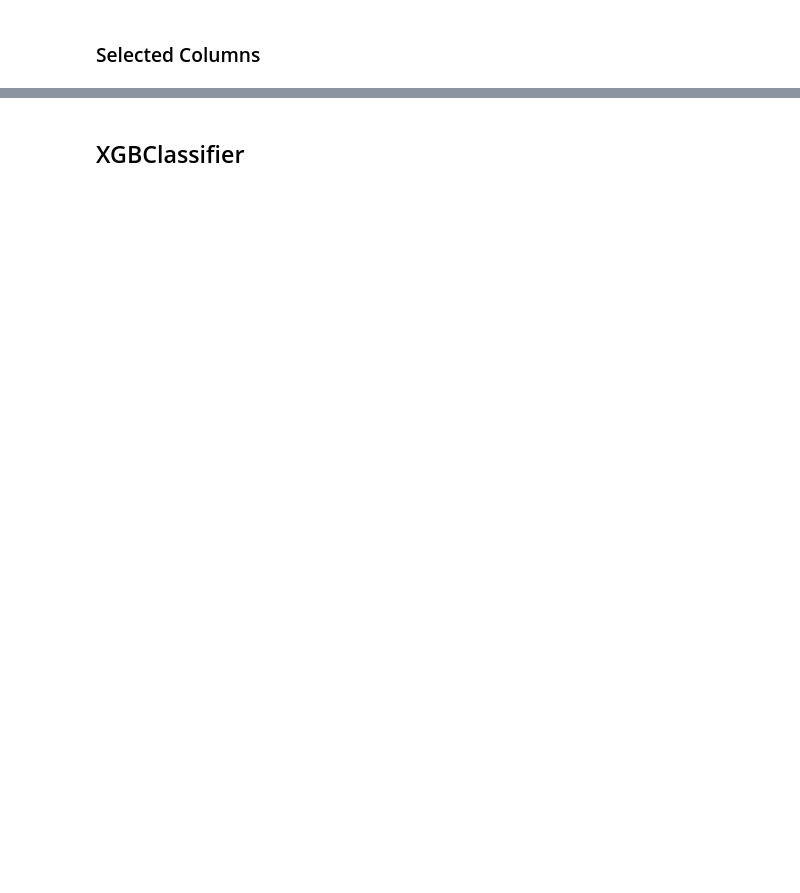
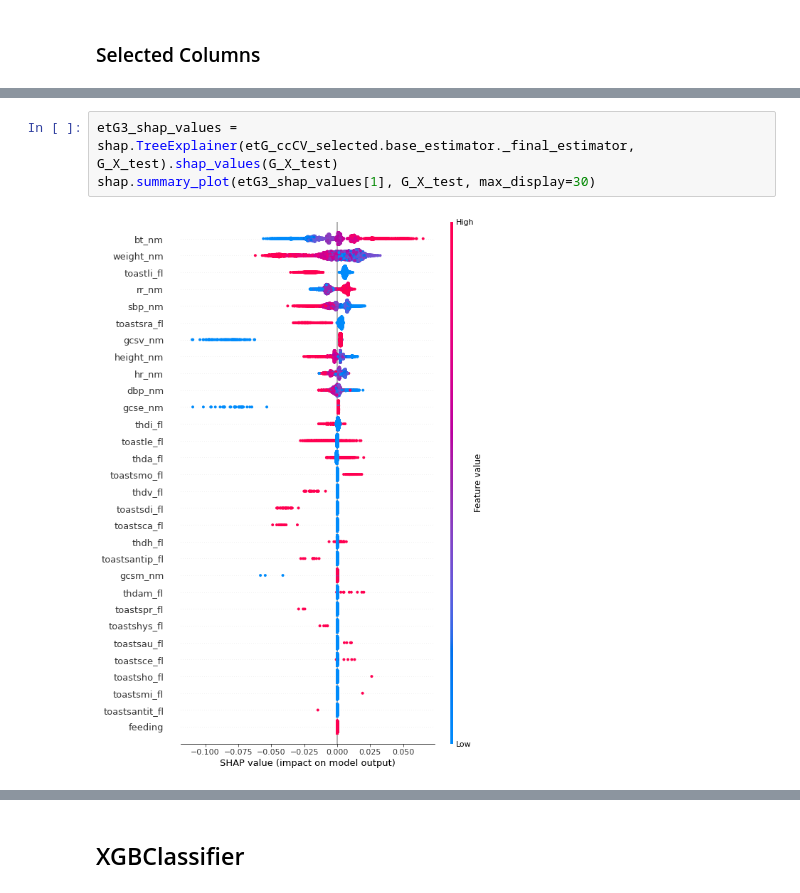
Before and after one commit to sn987532159/TSR_ML, a Jupyter notebook: result/TSR_ALL/TSR_ALL3.ipynb, the cells around one changed output, grey strips where cells are left out. Cells and saved outputs as stored; diff of their text form; blank space fills up the shorter version.

```diff
--- a/result/TSR_ALL/TSR_ALL3.ipynb
+++ b/result/TSR_ALL/TSR_ALL3.ipynb
@@ -333,3 +334,8 @@ Fitting 5 folds for each of 50 candidates, totalling 250 fits
+# %%
+etG3_shap_values = shap.TreeExplainer(etG_ccCV_selected.base_estimator._final_estimator, G_X_test).shap_values(G_X_test)
+shap.summary_plot(etG3_shap_values[1], G_X_test, max_display=30)
+# %% [output]
+[figure, added]
 # %%
 x = "10","20","30","309"
 #plt.plot(x, G_train_auroc_list, label = "training")
```
Also changed, not shown: parts of 62 cells of this notebook, 4 other files.
